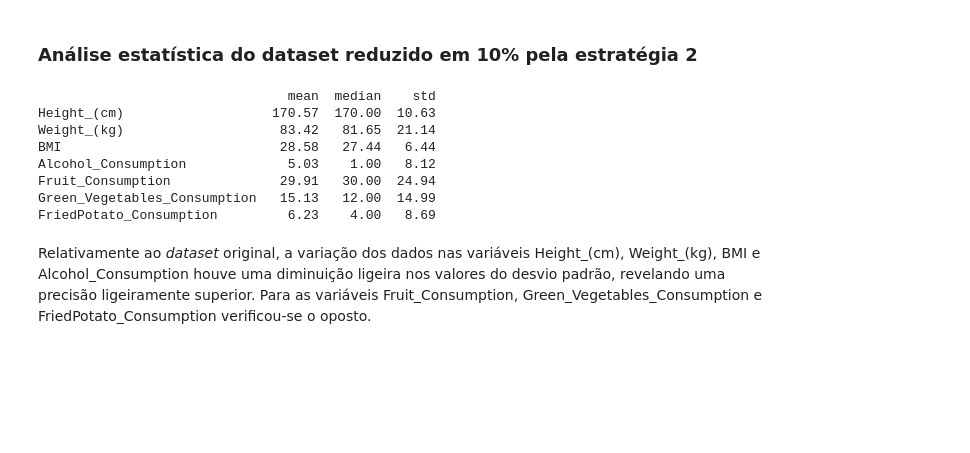
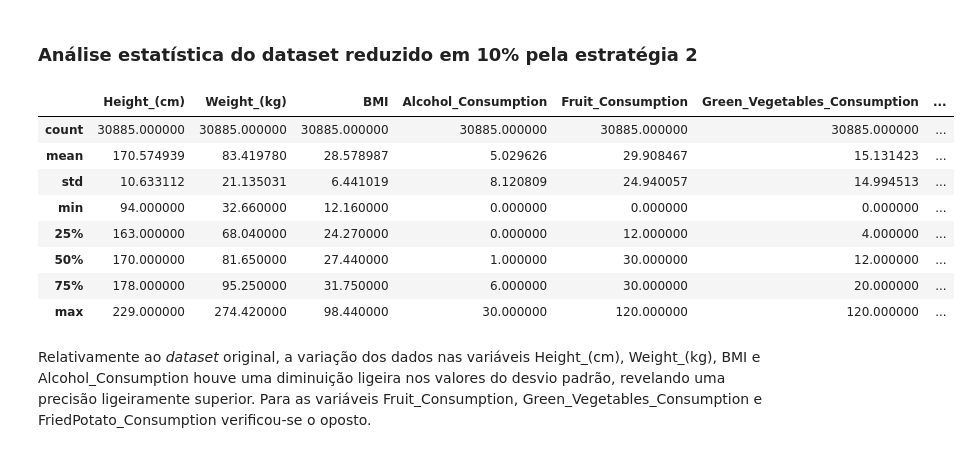
Before and after one commit to tjpoa/ProjetoIAA, a Jupyter notebook: notebooks/DataPreparation.ipynb, the cells around one changed output. Drawn from its saved outputs; the diff is of its cells as text; code cells hidden in the pictures; blank space fills up the shorter version.

```diff
--- a/notebooks/DataPreparation.ipynb
+++ b/notebooks/DataPreparation.ipynb
@@ -269,7 +232,7 @@ Encontrar os dados ausentes do *dataset* reduzido em 10%
 # %%
 dados_removidos = pd.merge(cvd_df, cvd_df_10reduced, how='outer', indicator=True).query('_merge == "left_only"').drop('_merge', axis=1)
 
-numeric_columns = cvd_df_10reduced.select_dtypes(include=['float64', 'int64']).columns
+numeric_columns = cvd_df_10reduced.select_dtypes(include=['float64']).columns
 categorical_columns = cvd_df_10reduced.select_dtypes(include=['object']).columns
 
 # Para as colunas numéricas, vamos aplicar KNNImputer
@@ -280,14 +243,10 @@ cvd_df_numeric_imputed102 = pd.DataFrame(imputer.fit_transform(cvd_df_10reduced[
 cvd_df_categorical_imputed102 = cvd_df_10reduced[categorical_columns].apply(lambda x: x.fillna(x.mode()[0]))
 cvd_df_imputed102 = pd.concat([cvd_df_numeric_imputed102, cvd_df_categorical_imputed102], axis=1)
 
-# Garantir que o diretório existe
-diretorio = './new_datasets/'
-if not os.path.exists(diretorio):
-    os.makedirs(diretorio)
+
 
 # Salvar o dataset tratado em um arquivo CSV
-arquivo_destino = diretorio + 'CVD_10reduced_strategy2.csv'
-cvd_df_imputed102.to_csv(arquivo_destino, index=False)
+cvd_df_imputed102.to_csv(data_path + 'CVD_10reduced_strategy2.csv', index=False)
 # %% [markdown]
 Comparação entre o *dataset* original e o *dataset* reduzido em 10%
 # %%
@@ -307,23 +266,18 @@ comparar_proporcoes_subplot(cvd_df, cvd_df_categorical_imputed102, colunas_categ
 [figure]
 # %% [markdown]
 ### Análise estatística do dataset reduzido em 10% pela estratégia 2
-# %%
-continuous_vars = ['Height_(cm)', 'Weight_(kg)', 'BMI', 'Alcohol_Consumption', 'Fruit_Consumption', 'Green_Vegetables_Consumption', 'FriedPotato_Consumption']
-
-stats = cvd_df_imputed102[continuous_vars].agg(['mean', 'median', 'std']).round(2)
-stats = stats.rename(columns={'mean': 'Média', 'median': 'Mediana', 'std': 'Desvio Padrão'})
-stats = stats.transpose()
-
-print(stats)
-# %% [output]
-                                mean  median    std
-Height_(cm)                   170.57  170.00  10.63
-Weight_(kg)                    83.42   81.65  21.14
-BMI                            28.58   27.44   6.44
-Alcohol_Consumption             5.03    1.00   8.12
-Fruit_Consumption              29.91   30.00  24.94
-Green_Vegetables_Consumption   15.13   12.00  14.99
-FriedPotato_Consumption         6.23    4.00   8.69
+# %%
+cvd_df_imputed102.describe()
+# %% [output]
+|  | Height_(cm) | Weight_(kg) | BMI | Alcohol_Consumption | Fruit_Consumption | Green_Vegetables_Consumption | ... |
+| count | 30885.000000 | 30885.000000 | 30885.000000 | 30885.000000 | 30885.000000 | 30885.000000 | ... |
+| mean | 170.574939 | 83.419780 | 28.578987 | 5.029626 | 29.908467 | 15.131423 | ... |
+| std | 10.633112 | 21.135031 | 6.441019 | 8.120809 | 24.940057 | 14.994513 | ... |
+| min | 94.000000 | 32.660000 | 12.160000 | 0.000000 | 0.000000 | 0.000000 | ... |
+| 25% | 163.000000 | 68.040000 | 24.270000 | 0.000000 | 12.000000 | 4.000000 | ... |
+| 50% | 170.000000 | 81.650000 | 27.440000 | 1.000000 | 30.000000 | 12.000000 | ... |
+| 75% | 178.000000 | 95.250000 | 31.750000 | 6.000000 | 30.000000 | 20.000000 | ... |
+| max | 229.000000 | 274.420000 | 98.440000 | 30.000000 | 120.000000 | 120.000000 | ... |
 # %% [markdown]
 Relativamente ao *dataset* original, a variação dos dados nas variáveis Height_(cm), Weight_(kg), BMI e Alcohol_Consumption houve uma diminuição ligeira nos valores do desvio padrão, revelando uma precisão ligeiramente superior. Para as variáveis Fruit_Consumption, Green_Vegetables_Consumption e FriedPotato_Consumption verificou-se o oposto.
 # %% [markdown]
```
Also changed, not shown: parts of 21 cells of this notebook, 17 other files.
